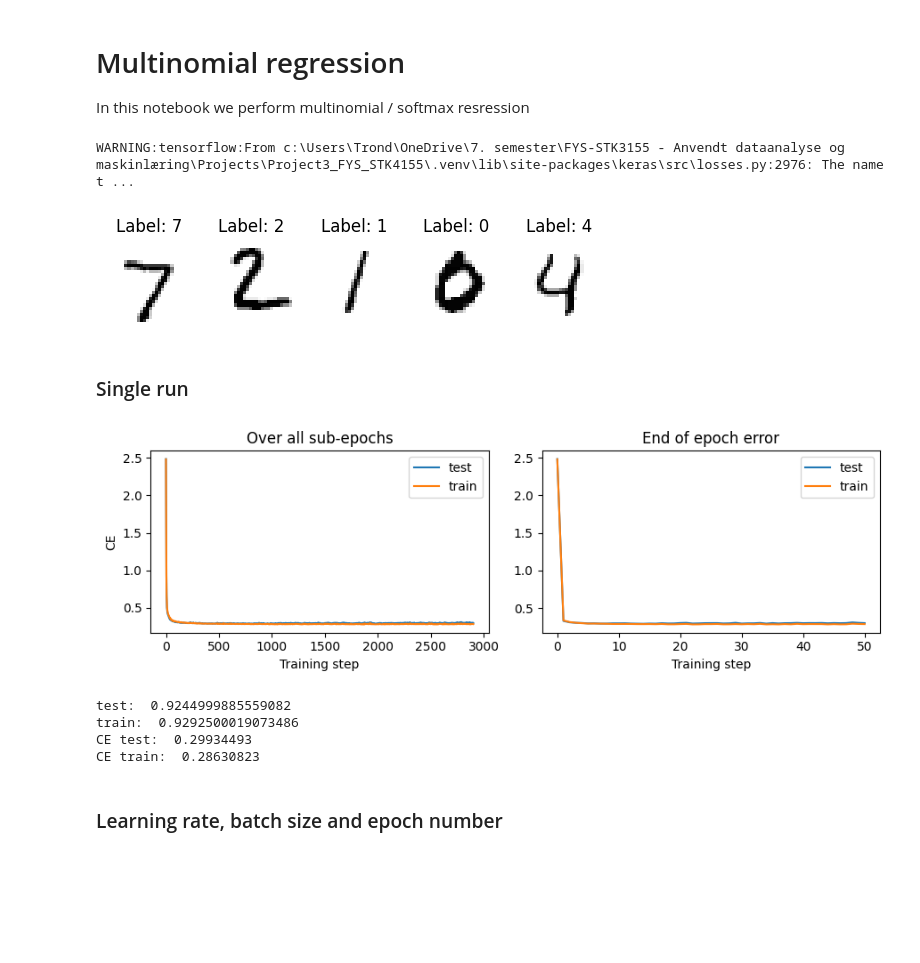
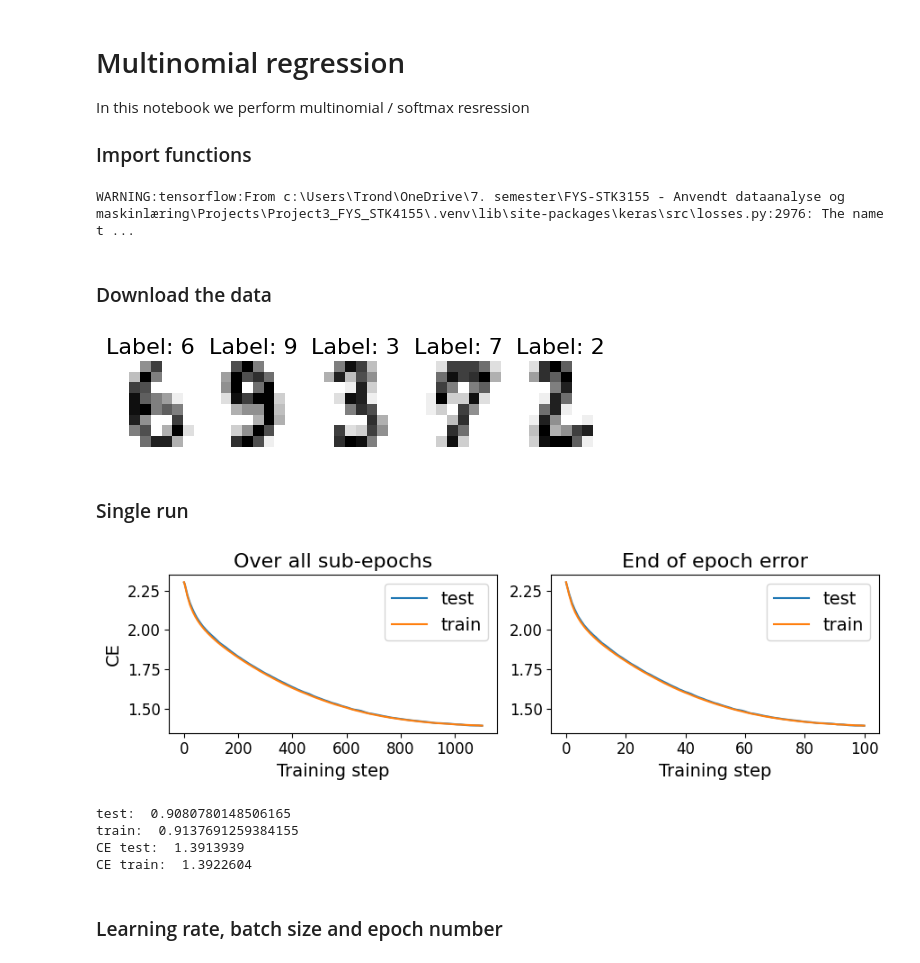
Before and after one commit to jonatanwins/Project3_FYS_STK4155, a Jupyter notebook: Runs/a_multinomial.ipynb, the cells around one changed output. Saved outputs shown, nothing was run; the diff lists cells and outputs as text; code cells hidden in the pictures; blank space fills up the shorter version.

Commit message:
stor overhaling, grid search plot inspirert av wandb, ordentlig lagring og lasting av resultater

```diff
--- a/Runs/a_multinomial.ipynb
+++ b/Runs/a_multinomial.ipynb
@@ -2,6 +2,8 @@
 # Multinomial regression
 
 In this notebook we perform multinomial / softmax resression
+
+### Import functions
 # %%
 # Handling paths for importing code
 import sys, os
@@ -20,25 +37,23 @@ import matplotlib.pyplot as plt
 # %% [output]
 WARNING:tensorflow:From c:\Users\Trond\OneDrive\7. semester\FYS-STK3155 - Anvendt dataanalyse og maskinlæring\Projects\Project3_FYS_STK4155\.venv\lib\site-packages\keras\src\losses.py:2976: The name t ...
-# %%
-# download MNIST dataset
-X_train, y_train, X_test, y_test = load_MNIST_28(flatten_images=True)
-
-# Display some images
-for i, image in enumerate(X_test[0:5]):
-    plt.subplot(1, 5, i+1)
-    plt.axis('off')
-    n = int((image.shape[0])**(1/2))
-    plt.imshow(image.reshape(n,n), cmap=plt.cm.gray_r, interpolation='nearest')
-    plt.title(f"Label: {np.argmax(y_test[i])}")
-plt.show()
-# %% [output]
-[figure, removed]
+# %% [markdown]
+### Download the data
+# %%
+# download MNIST dataset
+X_train, y_train, X_test, y_test = load_MNIST_28(flatten_images=True)
+X_train, y_train, X_test, y_test = load_MNIST_8(flatten_images=True)
+
+# Display some images
+plot_some_imgs(X_test, y_test)
+# %% [output]
+[figure, added]
 # %% [markdown]
 ### Single run
 # %%
 def single_run(X_train, X_test, y_train, y_test,
                lr, lam, epochs=300, batch_size=32,
-               plot_or_not=False, result_filepath=None, store_params=False):
+               plot_or_not=False, result_filepath=None, store_params=False,
+               intermediate_epochs=None):
 
     """
     Performs a training with the given parameters
@@ -65,51 +80,64 @@ def single_run(X_train, X_test, y_train, y_test,
     result = SGD_adam(X_train, y_train, X_test, y_test,
                       grad_method=loss_grad,beta0=beta0,
                       n_epochs=epochs, batch_size=batch_size,
-                      test_loss_func= test_func, lr=lr)
+                      test_loss_func= test_func, lr=lr,
+                      intermediate_epochs=intermediate_epochs)
 
     # Plot if wanted ...
     if plot_or_not:
         n_batches = int(y_train.shape[0] / batch_size)
         plot_test_results(result["test_loss_list"], result["train_loss_list"], n_batches, ylabel="CE")
 
     # Add accuracy scores
     result["test_accuracy"]  = accuracy_func(model, result["beta_final"], X_test, y_test)
     result["train_accuracy"] = accuracy_func(model, result["beta_final"], X_train, y_train)
     # Also store the model for potential later use
     result["model"] = model
 
     # Store the result to given file
     if result_filepath:
-        _list_to_store = [{"test_accuracy"     : result["test_accuracy"],
-                           "train_accuracy"    : result["train_accuracy"],
-                           "lr"                : lr,
-                           "lam"               : lam,
-                           "epochs"            : epochs,
-                           "batch_size"        : batch_size}]
+
+        # Possibility of storing run with fewer epochs
+        if intermediate_epochs is not None:
+            for ie, be in zip(intermediate_epochs, result["beta_intermediate"]):
+                _dict_to_store = {"test_accuracy"     : accuracy_func(model, be, X_test, y_test),
+                                  "train_accuracy"    : accuracy_func(model, be, X_train, y_train),
+                                  "lr"                : lr,
+                                  "lam"               : lam,
+                                  "epochs"            : ie,
+                                  "batch_size"        : batch_size}
+                append_run_to_file(result_filepath, _dict_to_store)
+
+        _dict_to_store = {"test_accuracy"     : result["test_accuracy"],
+                          "train_accuracy"    : result["train_accuracy"],
+                          "lr"                : lr,
+                          "lam"               : lam,
+                          "epochs"            : epochs,
+                          "batch_size"        : batch_size}
         if store_params:
-            _list_to_store[0]["beta_final"] = {key: value.tolist() for key, value in result["beta_final"].items()}
-        append_run_to_file(result_filepath, _list_to_store)
+            _dict_to_store["beta_final"] = {key: value.tolist() for key, value in result["beta_final"].items()}
+        append_run_to_file(result_filepath, _dict_to_store)
 
     return result
 
-
 ## A demonstration
-epochs = 50
-batch_size = 1024
+epochs = 100
+batch_size = 128 # 1024
+lr = 0.01 # 0.01
 result = single_run(X_train, X_test, y_train, y_test,
-                    lr=0.01, lam=0.0001, epochs=epochs, batch_size=batch_size,
+                    lr=lr, lam=0.0001, epochs=epochs, batch_size=batch_size,
                     plot_or_not=True, result_filepath="test.json")
 
 print("test: ", result["test_accuracy"])
 print("train: ", result["train_accuracy"])
 
 print("CE test: ", result["test_loss_list"][-1])
 print("CE train: ", result["train_loss_list"][-1])
 # %% [output]
-[figure, old version]
+[figure, new version]
-test:  0.9244999885559082
-train:  0.9292500019073486
-CE test:  0.29934493
-CE train:  0.28630823
+test:  0.9080780148506165
+train:  0.9137691259384155
+CE test:  1.3913939
+CE train:  1.3922604
 # %% [markdown]
 ### Learning rate, batch size and epoch number
```
Also changed, not shown: parts of 8 cells of this notebook, 6 other files.
